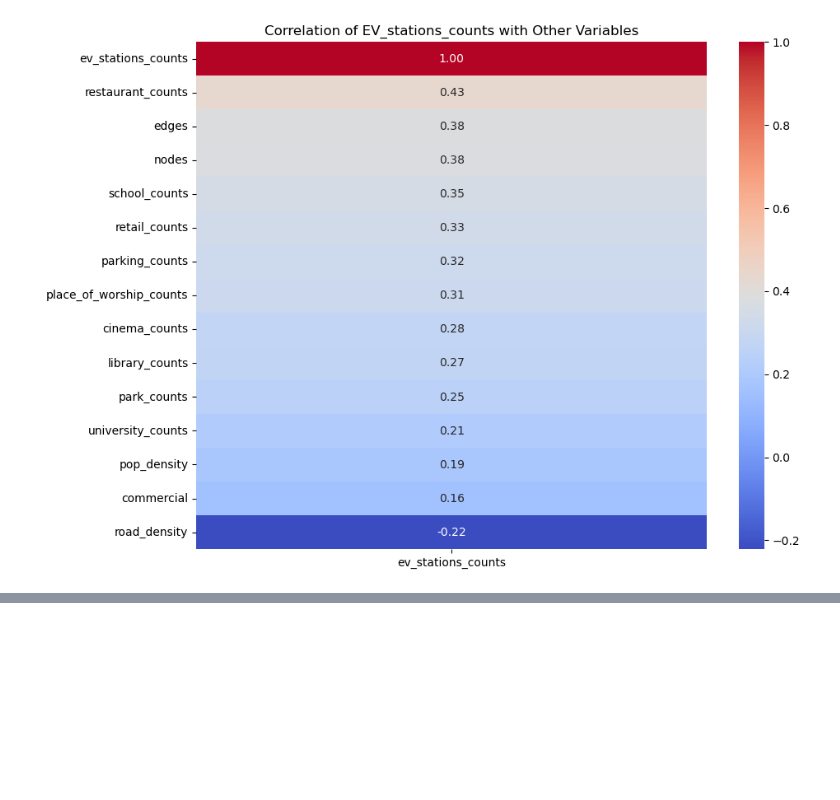
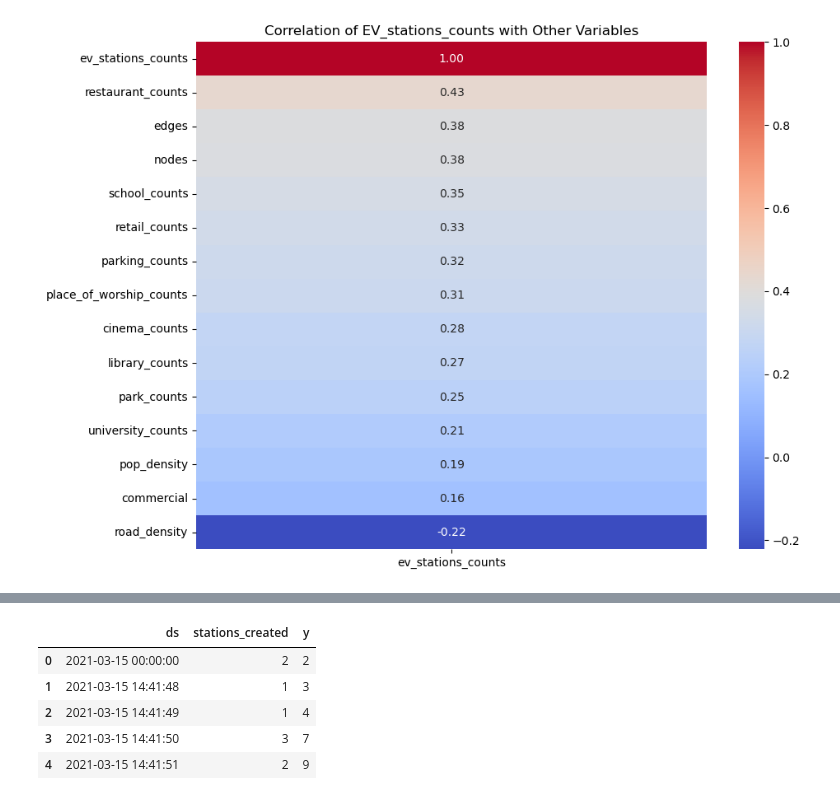
Before and after one commit to dantruski/Projet-Python-DS-Belib, a Jupyter notebook: Prediction_with_OSM_data.ipynb, the cells around one changed output, grey strips where cells are left out. Drawn from its saved outputs; the diff is of its cells as text; code cells hidden in the pictures; blank space fills up the shorter version.

```diff
--- a/Prediction_with_OSM_data.ipynb
+++ b/Prediction_with_OSM_data.ipynb
@@ -93,0 +161,35 @@ plt.show()
+# %%
+# Construction d'un dataset sur l'évolution du nombre de stations Belib dans le temps
+
+df_static['date_mise_en_service'] = pd.to_datetime(df_static['date_mise_en_service'])
+creation_date = df_static[['date_mise_en_service', 'id_station_local']]
+
+# Supprimer les doublons basés sur l'identifiant unique des stations
+creation_date = creation_date.drop_duplicates(subset=['id_station_local'])
+
+# Exclure les lignes correspondant à l'année 2024
+creation_date = creation_date[creation_date['date_mise_en_service'].apply(lambda x: x.year != 2024)]
+creation_date = (creation_date.groupby('date_mise_en_service')
+                     .agg({'id_station_local': 'count'})
+                     .rename(columns={'id_station_local': 'stations_created'})
+                     .sort_index())
+
+creation_date['cumulative_stations'] = creation_date['stations_created'].cumsum()
+
+# Réinitialiser l'index pour faciliter les manipulations futures
+creation_date.reset_index(inplace=True)
+
+# Renommer les colonnes
+creation_date.rename(columns={'date_mise_en_service': 'ds', 'cumulative_stations': 'y'}, inplace=True)
+
+# Supprimer les fuseaux horaires des dates
+creation_date['ds'] = creation_date['ds'].dt.tz_localize(None)
+# %%
+creation_date.head()
+# %% [output]
+|  | ds | stations_created | y |
+| 0 | 2021-03-15 00:00:00 | 2 | 2 |
+| 1 | 2021-03-15 14:41:48 | 1 | 3 |
+| 2 | 2021-03-15 14:41:49 | 1 | 4 |
+| 3 | 2021-03-15 14:41:50 | 3 | 7 |
+| 4 | 2021-03-15 14:41:51 | 2 | 9 |
```
Also changed, not shown: parts of 8 cells of this notebook, 1 other file.
